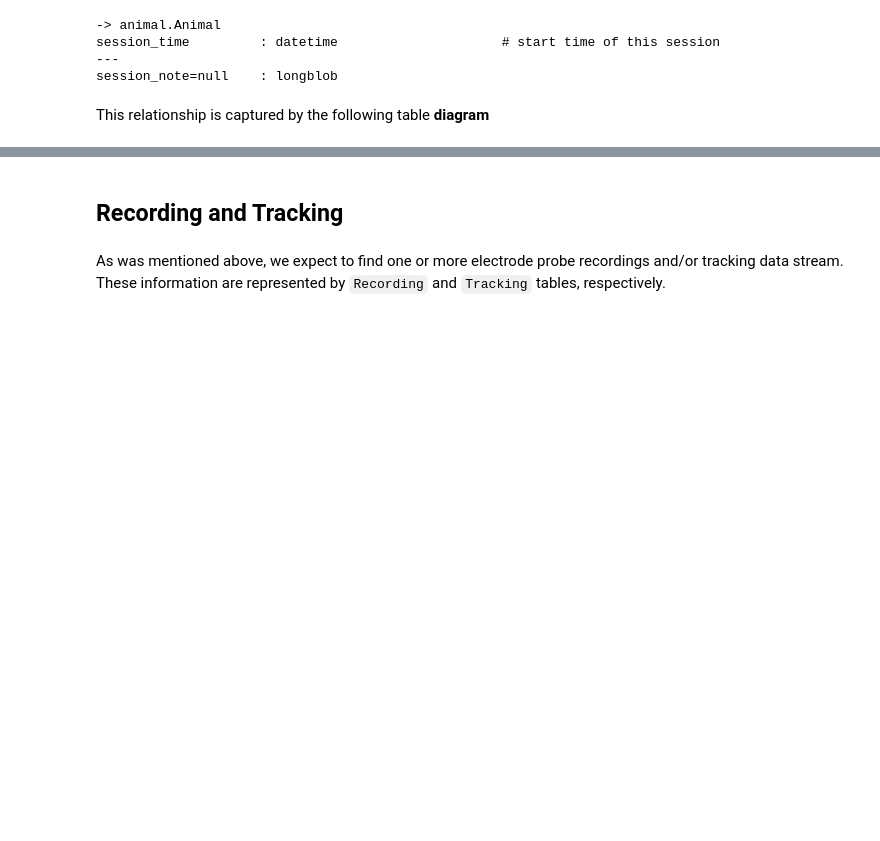
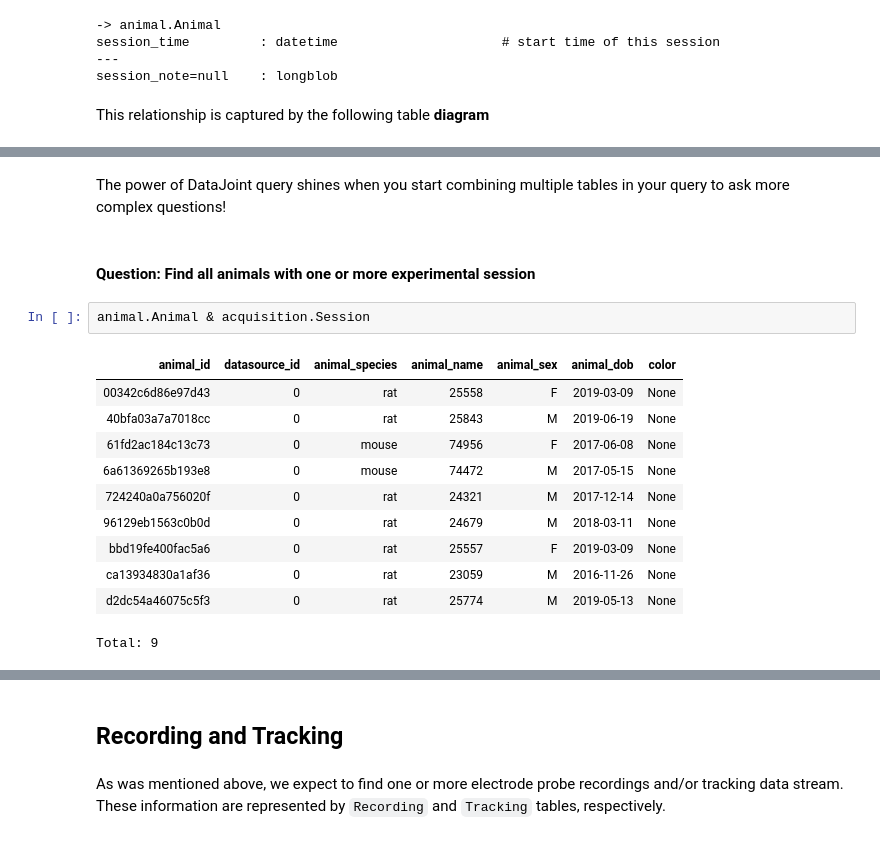
Before and after one commit to kavli-ntnu/dj-docs, a Jupyter notebook: notebooks/The_Ephys_Pipeline.ipynb, the cells around one changed output, grey strips where cells are left out. Cells and saved outputs as stored; diff of their text form; blank space fills up the shorter version.

```diff
--- a/notebooks/The_Ephys_Pipeline.ipynb
+++ b/notebooks/The_Ephys_Pipeline.ipynb
@@ -170,3 +198,21 @@ session_note=null    : longblob
 This relationship is captured by the following table **diagram**
 # %% [markdown]
 <img src="../images/ephys_pipeline/animal_session.png" alt="drawing" width="300"/>
+# %% [markdown]
+The power of DataJoint query shines when you start combining multiple tables in your query to ask more complex questions!
+# %% [markdown]
+#### Question: Find all animals with one or more experimental session
+# %%
+animal.Animal & acquisition.Session
+# %% [output]
+| animal_id | datasource_id | animal_species | animal_name | animal_sex | animal_dob | color |
+| 00342c6d86e97d43 | 0 | rat | 25558 | F | 2019-03-09 | None |
+| 40bfa03a7a7018cc | 0 | rat | 25843 | M | 2019-06-19 | None |
+| 61fd2ac184c13c73 | 0 | mouse | 74956 | F | 2017-06-08 | None |
+| 6a61369265b193e8 | 0 | mouse | 74472 | M | 2017-05-15 | None |
+| 724240a0a756020f | 0 | rat | 24321 | M | 2017-12-14 | None |
+| 96129eb1563c0b0d | 0 | rat | 24679 | M | 2018-03-11 | None |
+| bbd19fe400fac5a6 | 0 | rat | 25557 | F | 2019-03-09 | None |
+| ca13934830a1af36 | 0 | rat | 23059 | M | 2016-11-26 | None |
+| d2dc54a46075c5f3 | 0 | rat | 25774 | M | 2019-05-13 | None |
+Total: 9
```
Also changed, not shown: parts of 38 cells of this notebook.
